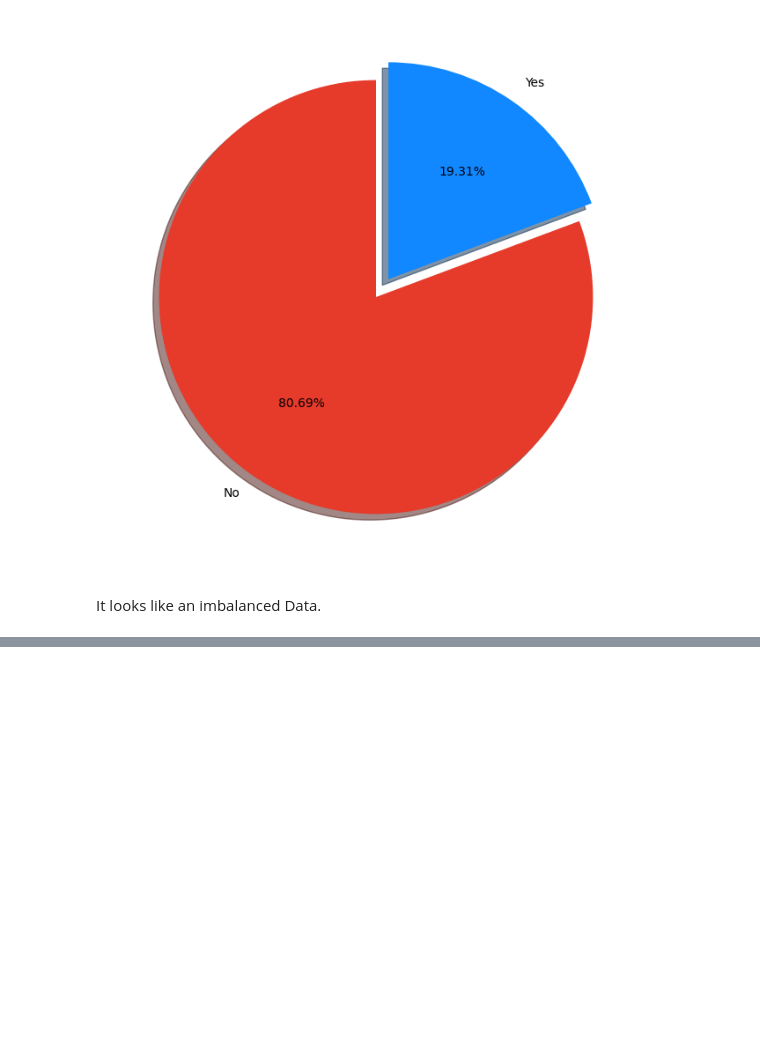
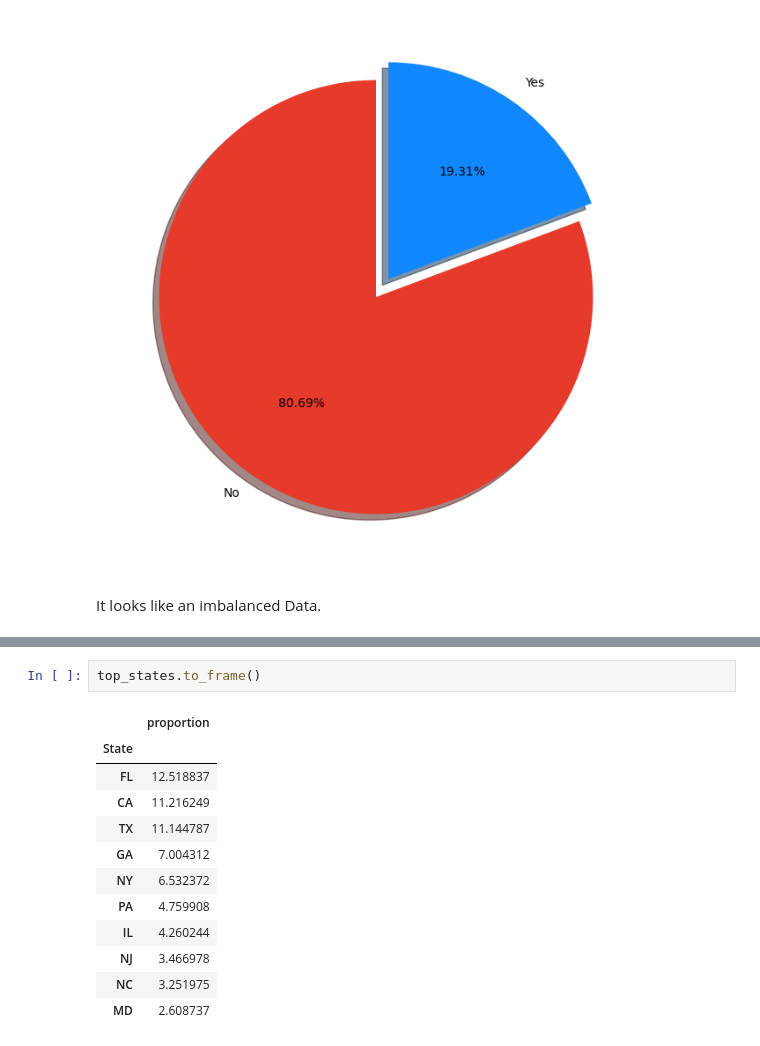
Before and after one commit to Komal-patra/FinanceConsumerCompliantPredictionSystem, a Jupyter notebook: EDA.ipynb, the cells around one changed output, grey strips where cells are left out. Drawn from its saved outputs; the diff is of its cells as text; blank space fills up the shorter version.

```diff
--- a/EDA.ipynb
+++ b/EDA.ipynb
@@ -179,0 +246,15 @@ It looks like an imbalanced Data.
+# %%
+top_states.to_frame()
+# %% [output]
+|  | proportion |
+| State |  |
+| FL | 12.518837 |
+| CA | 11.216249 |
+| TX | 11.144787 |
+| GA | 7.004312 |
+| NY | 6.532372 |
+| PA | 4.759908 |
+| IL | 4.260244 |
+| NJ | 3.466978 |
+| NC | 3.251975 |
+| MD | 2.608737 |
```
Also changed, not shown: parts of 9 cells of this notebook.
